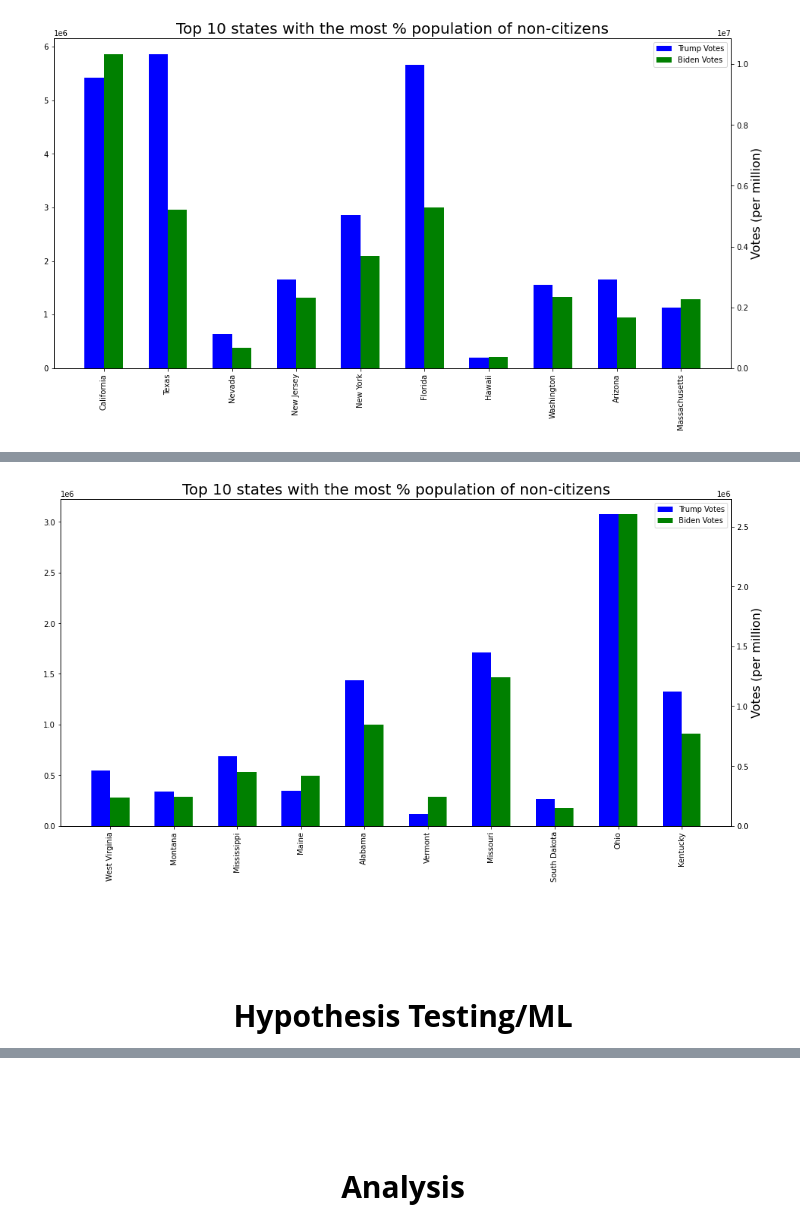
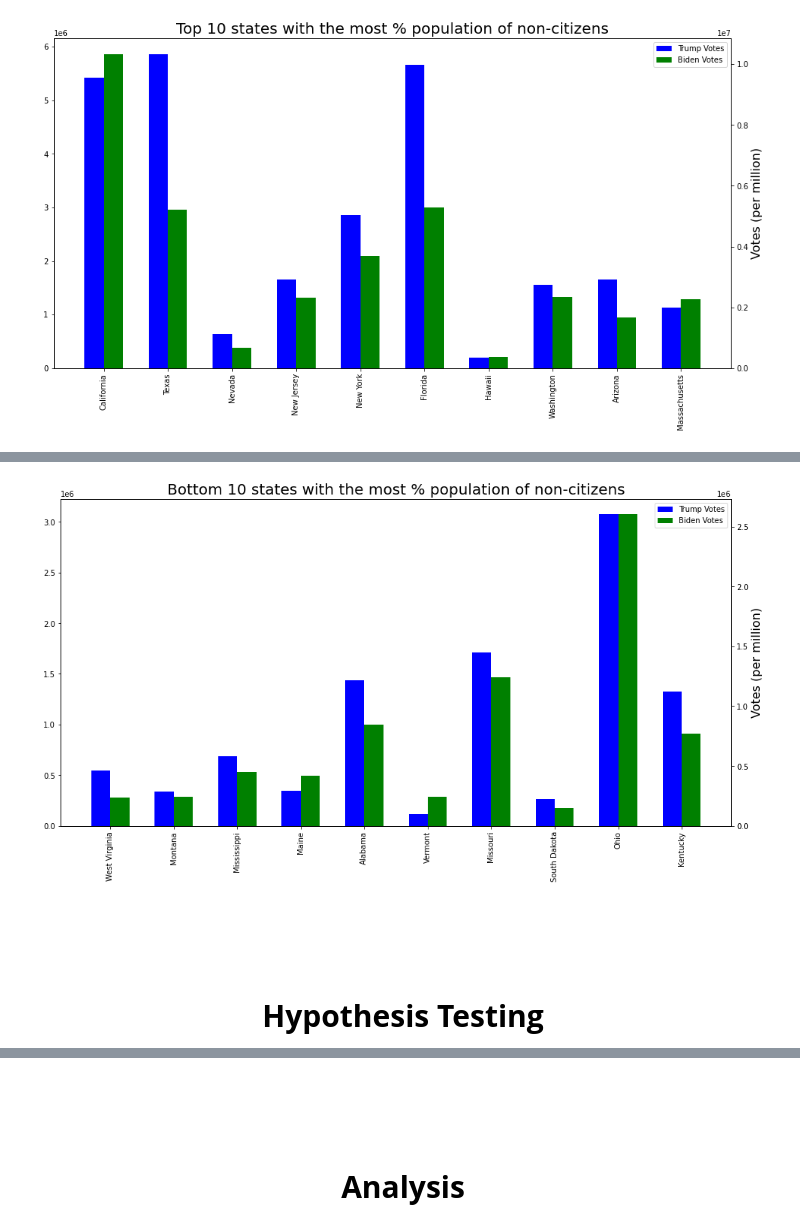
Before and after one commit to Nnaga1/COVID19-and-the-2020-election, a Jupyter notebook: naga's.ipynb, the cells around one changed output, grey strips where cells are left out. Drawn from its saved outputs; the diff is of its cells as text; code cells hidden in the pictures.

```diff
--- a/naga's.ipynb
+++ b/naga's.ipynb
@@ -351,24 +351,24 @@ TEXT FOR BOTTOM 10 NON CITIZEN
 # %%
 bottom25 = final_data.nsmallest(10, '% Non-citizen')
 plt.figure(figsize=(16,8))
 x = np.arange(10)
 ax1 = plt.subplot(1,1,1)
 w = 0.3
 
 plt.xticks(x + w/2, bottom25['State'], rotation = 'vertical')
 popper = ax1.bar(x, bottom25['Trump Votes'], width = w, color ='b',align = 'center', log = False )
 
 ax2 = ax1.twinx()
 popper2 = ax2.bar(x +w,bottom25['Biden Votes'],width = w,color='g',align = 'center', log = False)
 
 plt.ylabel('Votes (per million)', fontsize = 16)
 plt.xlabel('States', fontsize = 16)
 plt.legend([popper,popper2],['Trump Votes','Biden Votes'])
-plt.title('Top 10 states with the most % population of non-citizens', fontsize=20)
+plt.title('Bottom 10 states with the most % population of non-citizens', fontsize=20)
 plt.show()
 # %% [output]
-[figure, old version]
+[figure, new version]
 # %% [markdown]
 <br><br><br><br>
-<center><div style="font-size: 30px"> <b>Hypothesis Testing/ML</b> </center>
+<center><div style="font-size: 30px"> <b>Hypothesis Testing</b> </center>
 # %% [markdown]
```
Also changed, not shown: parts of 42 cells of this notebook, 1 other file.
